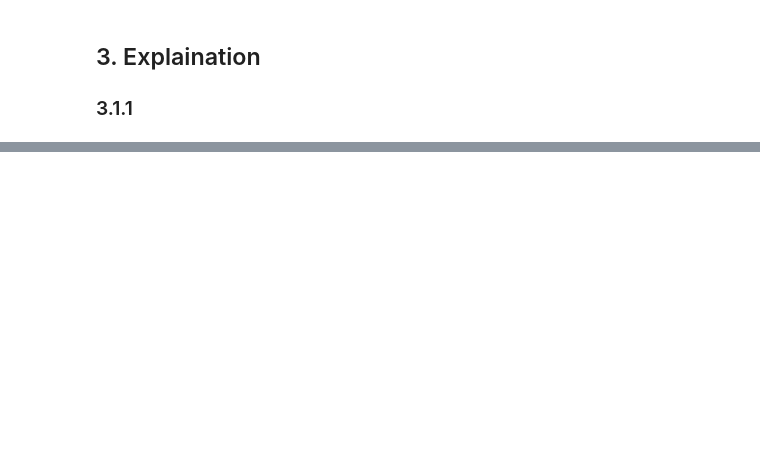
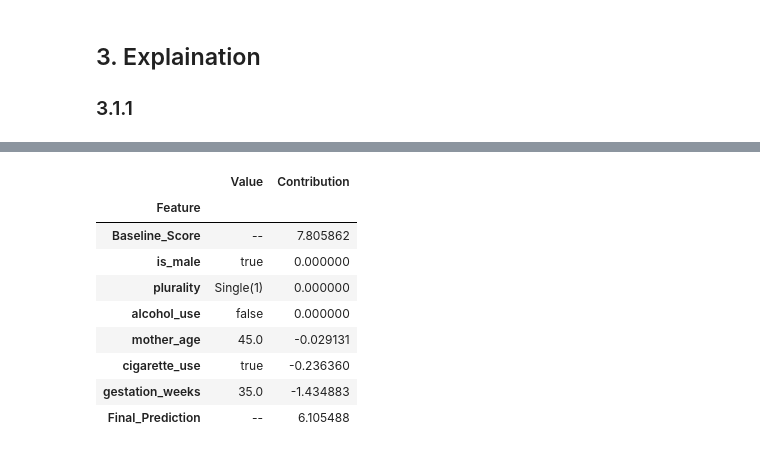
Before and after one commit to zacharyvunguyen/Production-Ready-ML-Pipeline-on-GCP-Baby-Weight-Prediction, a Jupyter notebook: 03a_online_prediction_plotting.ipynb, the cells around one changed output, grey strips where cells are left out. Saved outputs shown, nothing was run; the diff lists cells and outputs as text; code cells hidden in the pictures; blank space fills up the shorter version.

```diff
--- a/03a_online_prediction_plotting.ipynb
+++ b/03a_online_prediction_plotting.ipynb
@@ -202,0 +231,2 @@ time: 0 ns (started: 2022-11-26 18:33:07 -06:00)
+# %%
+df3=df.copy()
@@ -202,0 +248,14 @@ time: 0 ns (started: 2022-11-26 18:33:07 -06:00)
+# %%
+df3=df3.set_index('Feature')
+df3
+# %% [output]
+|  | Value | Contribution |
+| Feature |  |  |
+| Baseline_Score | -- | 7.805862 |
+| is_male | true | 0.000000 |
+| plurality | Single(1) | 0.000000 |
+| alcohol_use | false | 0.000000 |
+| mother_age | 45.0 | -0.029131 |
+| cigarette_use | true | -0.236360 |
+| gestation_weeks | 35.0 | -1.434883 |
+| Final_Prediction | -- | 6.105488 |
```
Also changed, not shown: parts of 27 cells of this notebook, 1 other file.
